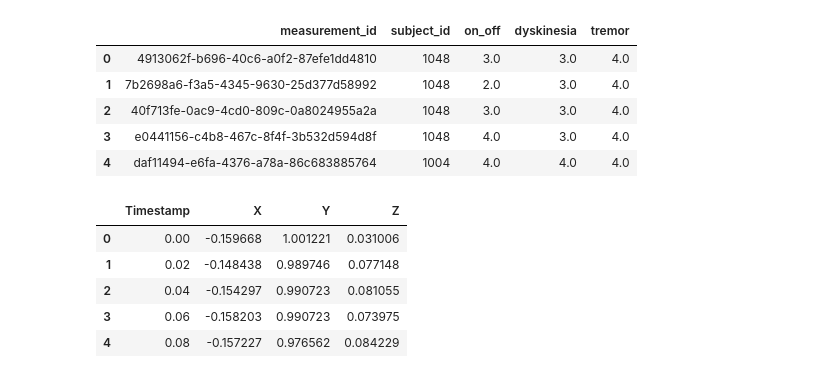
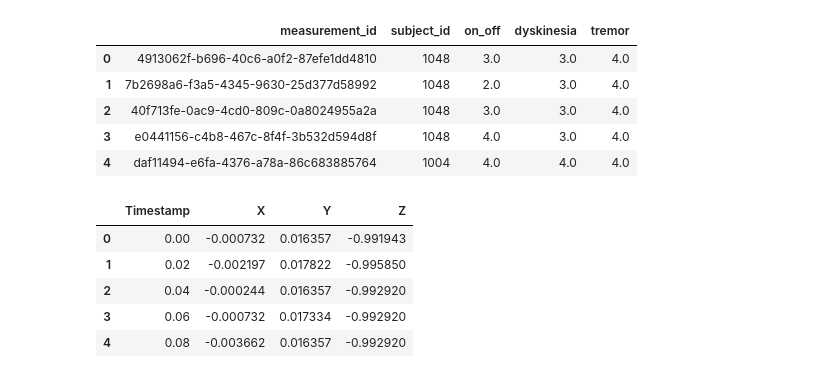
Before and after one commit to huangy6/beat_pd, a Jupyter notebook: manual_annotation.ipynb, the cells around one changed output. Drawn from its saved outputs; the diff is of its cells as text; code cells hidden in the pictures.

```diff
--- a/manual_annotation.ipynb
+++ b/manual_annotation.ipynb
@@ -21,14 +21,14 @@ labels_df.head()
 | 3 | e0441156-c4b8-467c-8f4f-3b532d594d8f | 1048 | 4.0 | 3.0 | 4.0 |
 | 4 | daf11494-e6fa-4376-a78a-86c683885764 | 1004 | 4.0 | 4.0 | 4.0 |
 # %%
-m_id = "4913062f-b696-40c6-a0f2-87efe1dd4810" # 4 tremor
+m_id = "0d348560-5e96-4066-83f5-bf7420d01141" # 4 tremor
 
 m_df = pd.read_csv(join("data", "cis-pd", "training_data", f"{m_id}.csv"))
 m_df.head()
 # %% [output]
 |  | Timestamp | X | Y | Z |
-| 0 | 0.00 | -0.159668 | 1.001221 | 0.031006 |
-| 1 | 0.02 | -0.148438 | 0.989746 | 0.077148 |
-| 2 | 0.04 | -0.154297 | 0.990723 | 0.081055 |
-| 3 | 0.06 | -0.158203 | 0.990723 | 0.073975 |
-| 4 | 0.08 | -0.157227 | 0.976562 | 0.084229 |
+| 0 | 0.00 | -0.000732 | 0.016357 | -0.991943 |
+| 1 | 0.02 | -0.002197 | 0.017822 | -0.995850 |
+| 2 | 0.04 | -0.000244 | 0.016357 | -0.992920 |
+| 3 | 0.06 | -0.000732 | 0.017334 | -0.992920 |
+| 4 | 0.08 | -0.003662 | 0.016357 | -0.992920 |
```
Also changed, not shown: parts of 11 cells of this notebook, 1 other file.
